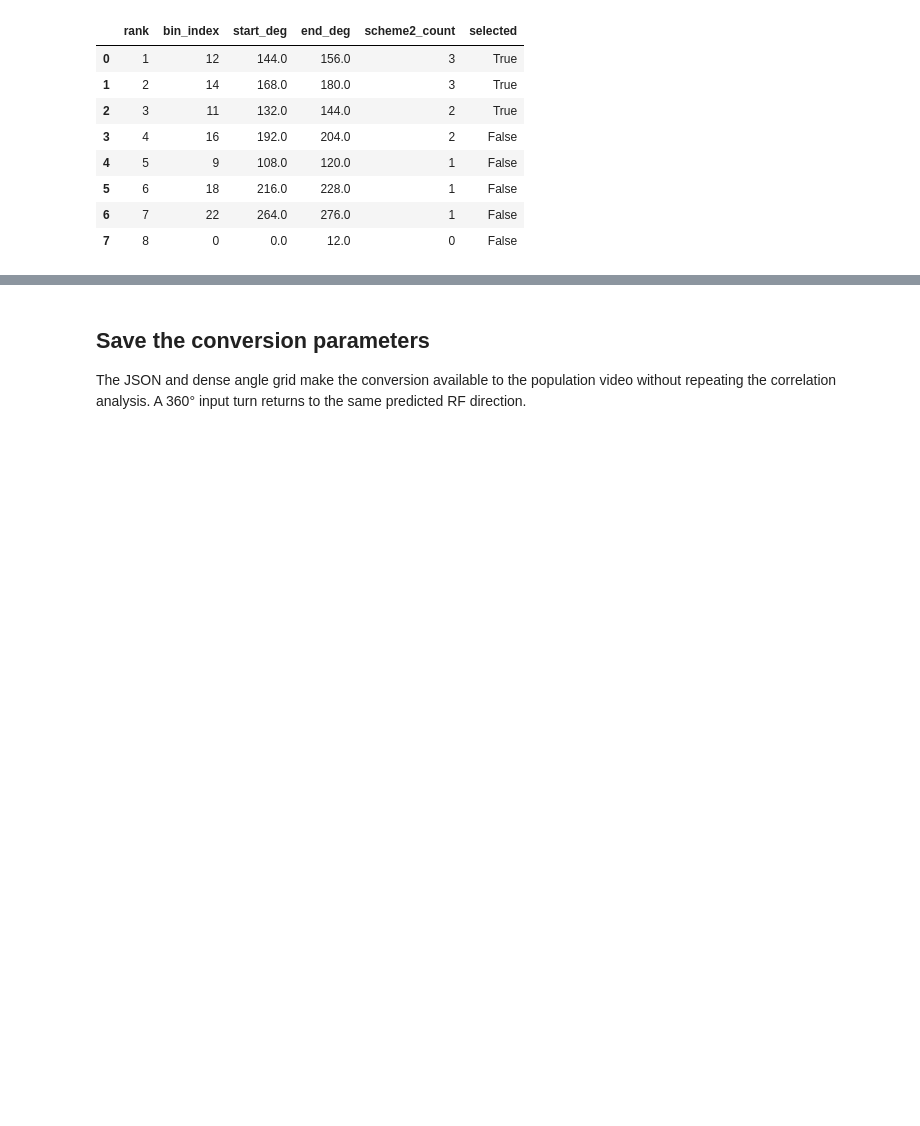
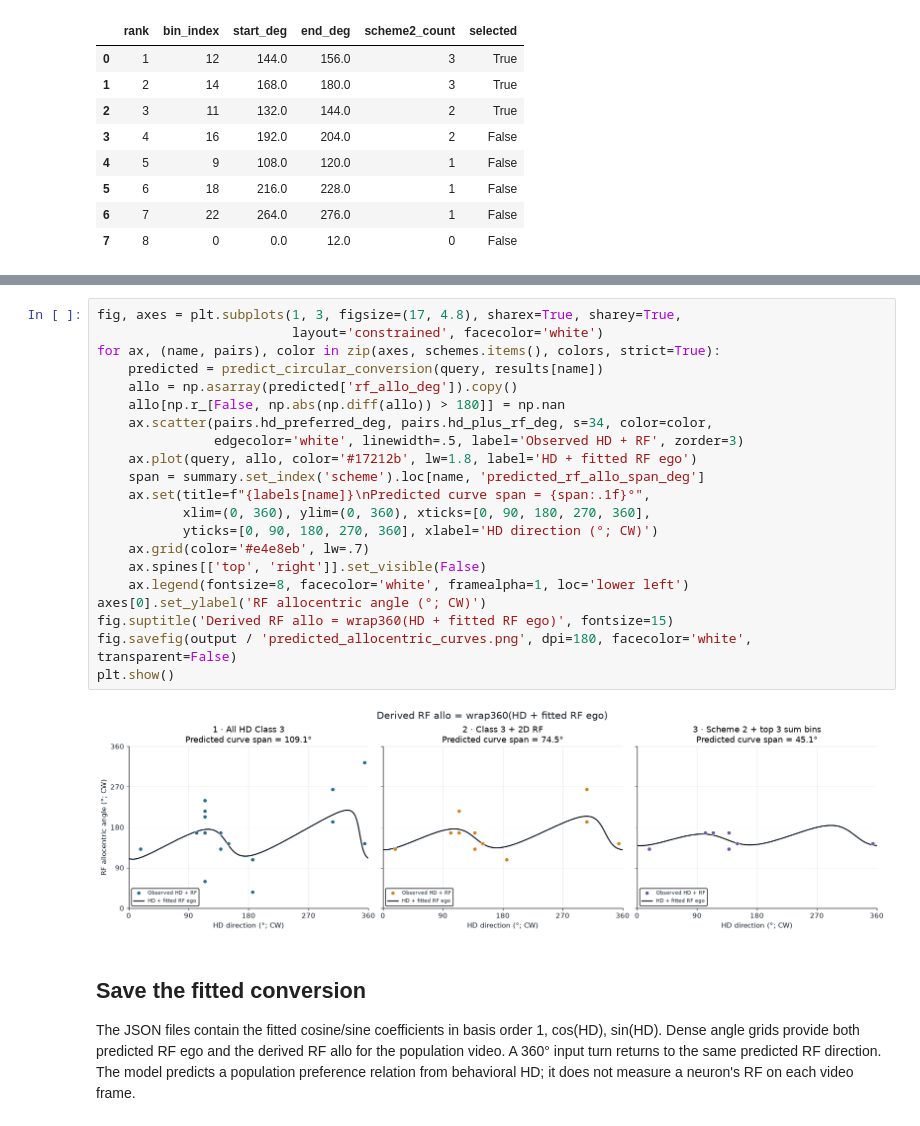
Before and after one commit to KaiCao2003/rfmapping, a Jupyter notebook: hd_rf_correlation_schemes.ipynb, the cells around one changed output, grey strips where cells are left out. Cells and saved outputs as stored; diff of their text form; blank space fills up the shorter version.

```diff
--- a/hd_rf_correlation_schemes.ipynb
+++ b/hd_rf_correlation_schemes.ipynb
@@ -192,7 +209,30 @@ plt.show()
+# %%
+fig, axes = plt.subplots(1, 3, figsize=(17, 4.8), sharex=True, sharey=True,
+                         layout='constrained', facecolor='white')
+for ax, (name, pairs), color in zip(axes, schemes.items(), colors, strict=True):
+    predicted = predict_circular_conversion(query, results[name])
+    allo = np.asarray(predicted['rf_allo_deg']).copy()
+    allo[np.r_[False, np.abs(np.diff(allo)) > 180]] = np.nan
+    ax.scatter(pairs.hd_preferred_deg, pairs.hd_plus_rf_deg, s=34, color=color,
+               edgecolor='white', linewidth=.5, label='Observed HD + RF', zorder=3)
+    ax.plot(query, allo, color='#17212b', lw=1.8, label='HD + fitted RF ego')
+    span = summary.set_index('scheme').loc[name, 'predicted_rf_allo_span_deg']
+    ax.set(title=f"{labels[name]}\nPredicted curve span = {span:.1f}°",
+           xlim=(0, 360), ylim=(0, 360), xticks=[0, 90, 180, 270, 360],
+           yticks=[0, 90, 180, 270, 360], xlabel='HD direction (°; CW)')
+    ax.grid(color='#e4e8eb', lw=.7)
+    ax.spines[['top', 'right']].set_visible(False)
+    ax.legend(fontsize=8, facecolor='white', framealpha=1, loc='lower left')
+axes[0].set_ylabel('RF allocentric angle (°; CW)')
+fig.suptitle('Derived RF allo = wrap360(HD + fitted RF ego)', fontsize=15)
+fig.savefig(output / 'predicted_allocentric_curves.png', dpi=180, facecolor='white', transparent=False)
+plt.show()
+# %% [output]
+[figure, added]
 # %% [markdown]
-## Save the conversion parameters
+## Save the fitted conversion
 
-The JSON and dense angle grid make the conversion available to the population video without repeating the correlation analysis. A 360° input turn returns to the same predicted RF direction.
+The JSON files contain the fitted cosine/sine coefficients in basis order 1, cos(HD), sin(HD). Dense angle grids provide both predicted RF ego and the derived RF allo for the population video. A 360° input turn returns to the same predicted RF direction. The model predicts a population preference relation from behavioral HD; it does not measure a neuron's RF on each video frame.
 # %%
 models = {}
 for name, pairs in schemes.items():
```
Also changed, not shown: parts of 7 cells of this notebook, 9 other files.
